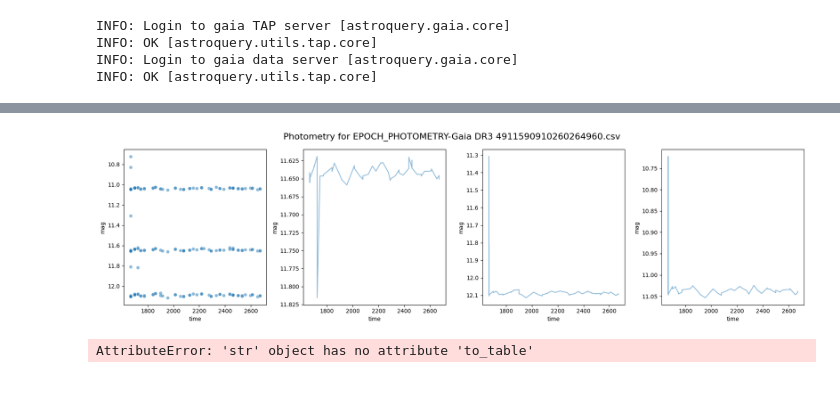
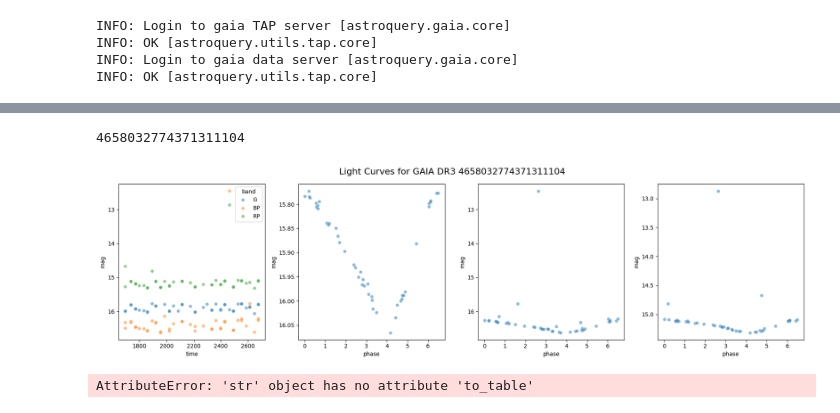
Before and after one commit to jduffy93/Gaia_variable_star_classification, a Jupyter notebook: analysis.ipynb, the cells around one changed output, grey strips where cells are left out. Cells and saved outputs as stored; diff of their text form; code cells hidden in the pictures.

Commit message:
accessed cepheid table + phase diagram

```diff
--- a/analysis.ipynb
+++ b/analysis.ipynb
@@ -138,16 +140,8 @@ def make_canvas(
     if show_legend:
         plt.legend(fontsize=fontsize * 0.75)
 # %%
-# generic test query for photometry
-query = f"SELECT source_id, ra, dec, pmra, pmdec, parallax \
-FROM gaiadr3.gaia_source \
-WHERE has_epoch_photometry = 'True' \
-AND has_xp_sampled = 'True'\
-AND has_rvs = 'True' \
-AND has_mcmc_msc = 'True' \
-AND has_mcmc_gspphot = 'True' \
-AND random_index between 0 and 200000"
-
+query = f"SELECT TOP 5000 source_id, pf, p1_o, p2_o, epoch_g, epoch_bp, epoch_rp, type_best_classification, type2_best_sub_classification, mode_best_classification, multi_mode_best_classification \
+FROM gaiadr3.vari_cepheid"
 
 job = Gaia.launch_job_async(query)
 results = job.get_results()
@@ -254,36 +281,40 @@ Table length=66
 # %%
 fig, axs = plt.subplots(1, 4, figsize=(18, 5))
 
-fig.suptitle(f"Photometry for {dl_key}", fontsize=16)
+fig.suptitle(f"Light Curves for GAIA DR3 {ID}", fontsize=16)
 
 
-sns.scatterplot(x=product["time"], y=product["mag"], alpha=0.5, ax=axs[0])
-sns.lineplot(
-    x=product[product["band"] == "G"]["time"],
+sns.scatterplot(
+    x=product["time"], y=product["mag"], hue=product["band"], alpha=0.5, ax=axs[0]
+)
+sns.scatterplot(
+    x=product[product["band"] == "G"]["phase"],
     y=product[product["band"] == "G"]["mag"],
     alpha=0.5,
     ax=axs[1],
 )
-sns.lineplot(
-    x=product[product["band"] == "BP"]["time"],
+sns.scatterplot(
+    x=product[product["band"] == "BP"]["phase"],
     y=product[product["band"] == "BP"]["mag"],
     alpha=0.5,
     ax=axs[2],
 )
-sns.lineplot(
-    x=product[product["band"] == "RP"]["time"],
+sns.scatterplot(
+    x=product[product["band"] == "RP"]["phase"],
     y=product[product["band"] == "RP"]["mag"],
     alpha=0.5,
     ax=axs[3],
 )
 inv = axs[0].invert_yaxis()
 inv = axs[1].invert_yaxis()
 inv = axs[2].invert_yaxis()
 inv = axs[3].invert_yaxis()
 
 plt.tight_layout()
+4658032774371311104
 # %% [output]
+4658032774371311104
-[figure, old version]
+[figure, new version]
 # %%
 dl_key = "EPOCH_PHOTOMETRY-Gaia DR3 4911590910260264960.ecsv"
 
```
Also changed, not shown: parts of 10 cells of this notebook, 1 other file.
